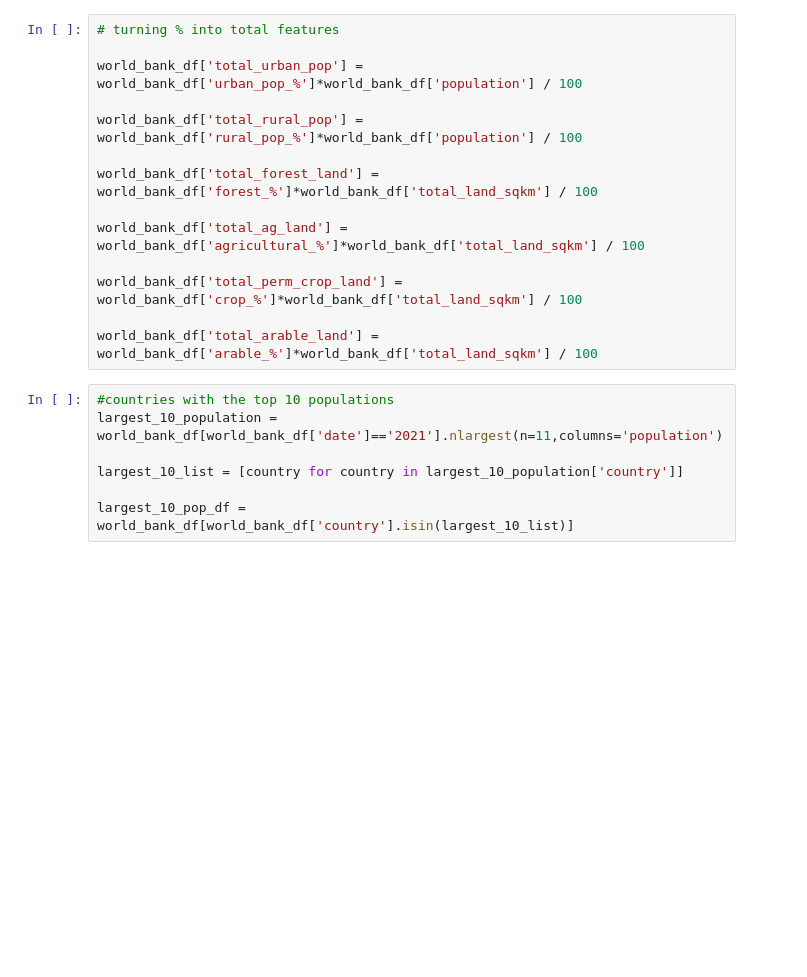
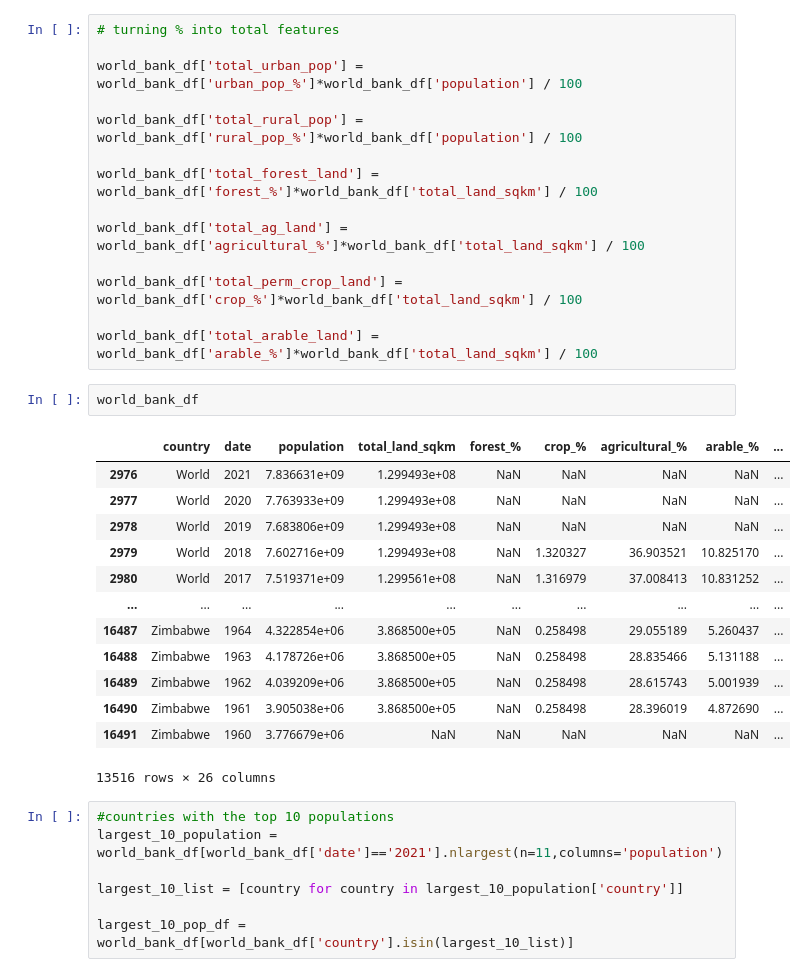
Before and after one commit to chabazite/Agriculture_Analysis_App, a Jupyter notebook: notebooks/2.0_ASI_API_data_wrangling.ipynb, the cells around one changed output. Saved outputs shown, nothing was run; the diff lists cells and outputs as text; blank space fills up the shorter version.

```diff
--- a/notebooks/2.0_ASI_API_data_wrangling.ipynb
+++ b/notebooks/2.0_ASI_API_data_wrangling.ipynb
@@ -134,6 +134,22 @@ world_bank_df['total_ag_land'] = world_bank_df['agricultural_%']*world_bank_df['
 world_bank_df['total_perm_crop_land'] = world_bank_df['crop_%']*world_bank_df['total_land_sqkm'] / 100
 
 world_bank_df['total_arable_land'] = world_bank_df['arable_%']*world_bank_df['total_land_sqkm'] / 100
+# %%
+world_bank_df
+# %% [output]
+|  | country | date | population | total_land_sqkm | forest_% | crop_% | agricultural_% | arable_% | ... |
+| 2976 | World | 2021 | 7.836631e+09 | 1.299493e+08 | NaN | NaN | NaN | NaN | ... |
+| 2977 | World | 2020 | 7.763933e+09 | 1.299493e+08 | NaN | NaN | NaN | NaN | ... |
+| 2978 | World | 2019 | 7.683806e+09 | 1.299493e+08 | NaN | NaN | NaN | NaN | ... |
+| 2979 | World | 2018 | 7.602716e+09 | 1.299493e+08 | NaN | 1.320327 | 36.903521 | 10.825170 | ... |
+| 2980 | World | 2017 | 7.519371e+09 | 1.299561e+08 | NaN | 1.316979 | 37.008413 | 10.831252 | ... |
+| ... | ... | ... | ... | ... | ... | ... | ... | ... | ... |
+| 16487 | Zimbabwe | 1964 | 4.322854e+06 | 3.868500e+05 | NaN | 0.258498 | 29.055189 | 5.260437 | ... |
+| 16488 | Zimbabwe | 1963 | 4.178726e+06 | 3.868500e+05 | NaN | 0.258498 | 28.835466 | 5.131188 | ... |
+| 16489 | Zimbabwe | 1962 | 4.039209e+06 | 3.868500e+05 | NaN | 0.258498 | 28.615743 | 5.001939 | ... |
+| 16490 | Zimbabwe | 1961 | 3.905038e+06 | 3.868500e+05 | NaN | 0.258498 | 28.396019 | 4.872690 | ... |
+| 16491 | Zimbabwe | 1960 | 3.776679e+06 | NaN | NaN | NaN | NaN | NaN | ... |
+13516 rows × 26 columns
 # %%
 #countries with the top 10 populations
 largest_10_population = world_bank_df[world_bank_df['date']=='2021'].nlargest(n=11,columns='population')
```
Also changed, not shown: parts of 1 cell of this notebook, 3 other files.
